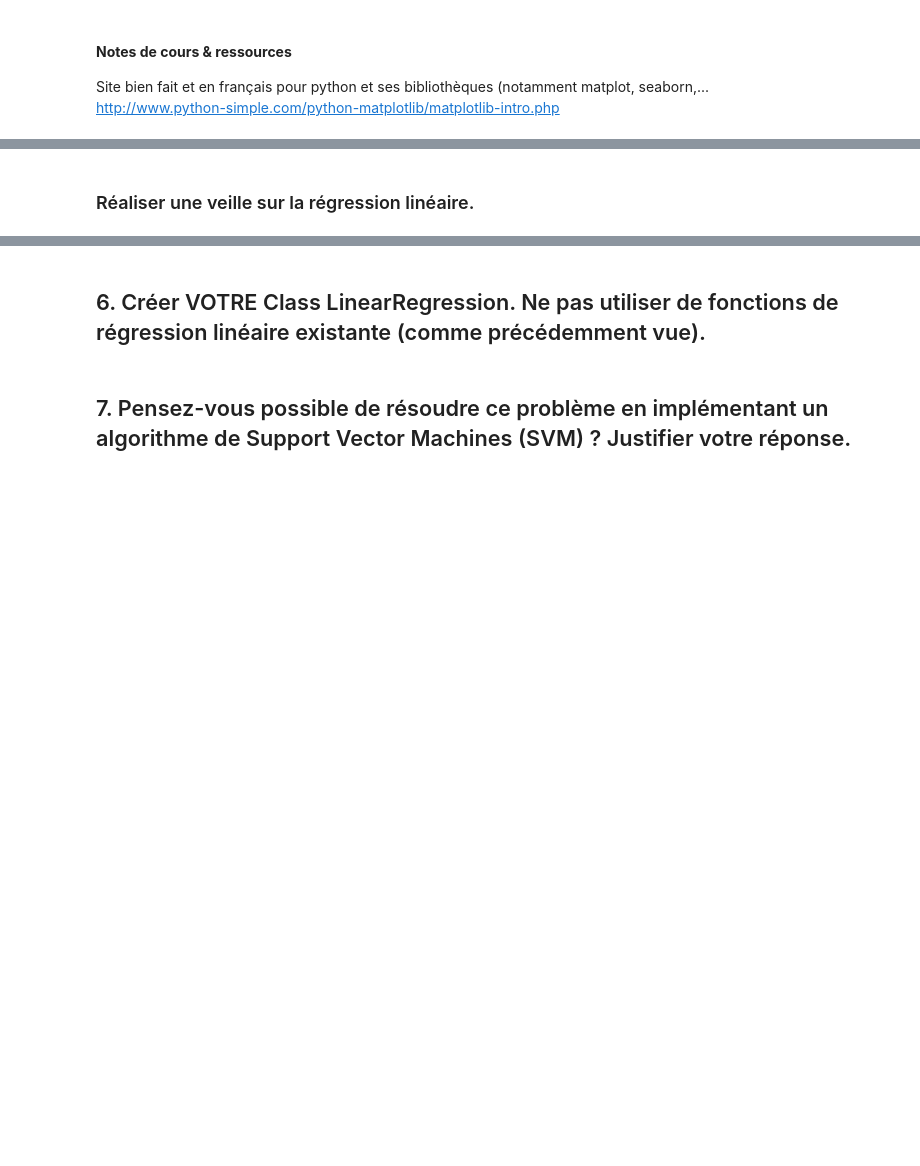
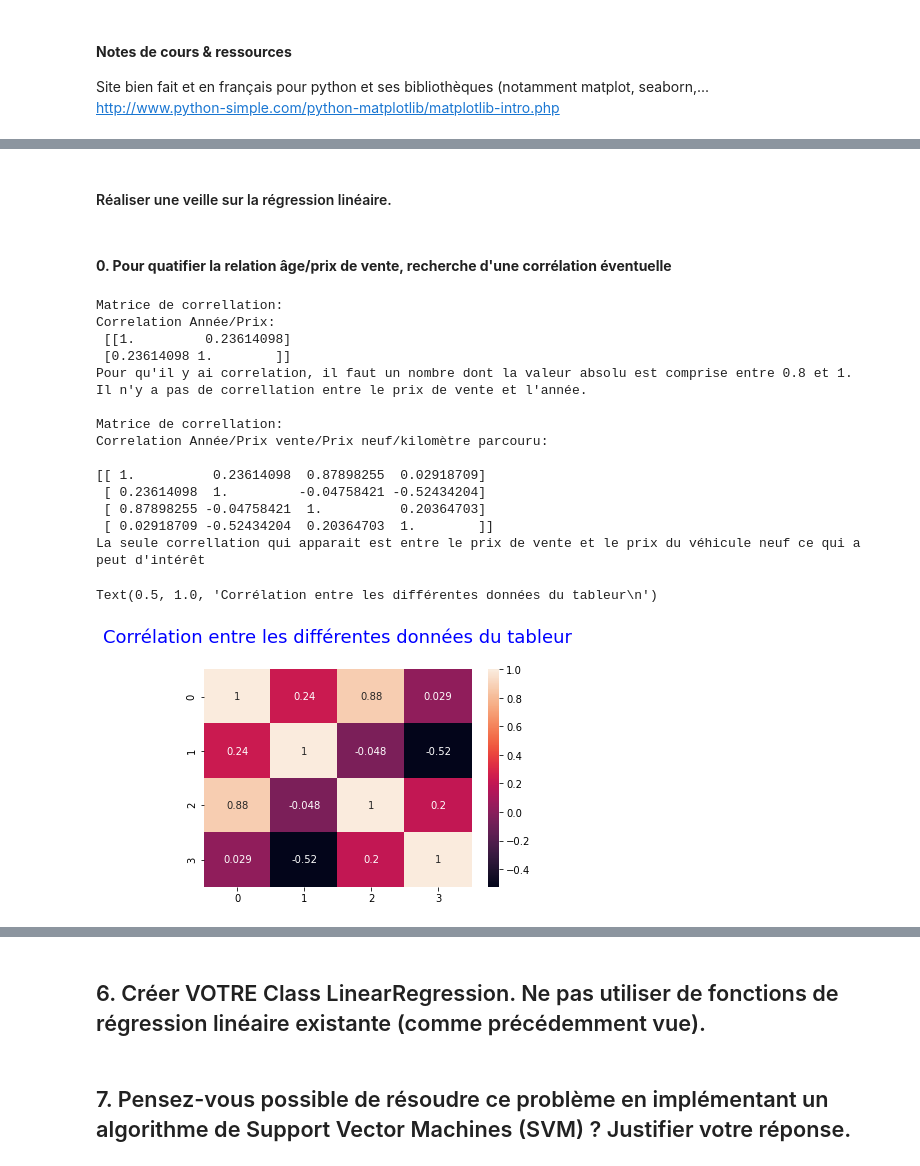
Before and after one commit to jpphi/brief1, a Jupyter notebook: Brief1 - rendu.ipynb, the cells around one changed output, grey strips where cells are left out. Saved outputs shown, nothing was run; the diff lists cells and outputs as text; code cells hidden in the pictures; blank space fills up the shorter version.

```diff
--- a/Brief1 - rendu.ipynb
+++ b/Brief1 - rendu.ipynb
@@ -165,2 +191,36 @@ http://www.python-simple.com/python-matplotlib/matplotlib-intro.php
 # %% [markdown]
-### Réaliser une veille sur la régression linéaire.
+#### Réaliser une veille sur la régression linéaire.
+# %% [markdown]
+#### **0. Pour quatifier la relation âge/prix de vente, recherche d'une corrélation éventuelle**
+# %%
+print("Matrice de correllation:\nCorrelation Année/Prix:\n", \
+      np.corrcoef(car_data['Selling_Price'],car_data['Year']),\
+      "\nPour qu'il y ai correlation, il faut un nombre dont la valeur absolu est \
+comprise entre 0.8 et 1.\nIl n'y a pas de correllation entre le prix de vente et l'année.")
+
+print("\nMatrice de correllation:\nCorrelation Année/Prix vente/Prix neuf/kilomètre parcouru:\n")
+mat2=[car_data['Selling_Price'],car_data['Year'],car_data['Present_Price'],car_data['Kms_Driven']]
+print(np.corrcoef(mat2))
+print("La seule correllation qui apparait est entre le prix de vente et le prix du véhicule neuf \
+ce qui a peut d'intérêt")
+
+sns.heatmap(np.corrcoef(mat2),annot= True)
+plt.title("Corrélation entre les différentes données du tableur\n", fontsize=18, color= 'blue')
+# %% [output]
+Matrice de correllation:
+Correlation Année/Prix:
+ [[1.         0.23614098]
+ [0.23614098 1.        ]]
+Pour qu'il y ai correlation, il faut un nombre dont la valeur absolu est comprise entre 0.8 et 1.
+Il n'y a pas de correllation entre le prix de vente et l'année.
+
+Matrice de correllation:
+Correlation Année/Prix vente/Prix neuf/kilomètre parcouru:
+
+[[ 1.          0.23614098  0.87898255  0.02918709]
+ [ 0.23614098  1.         -0.04758421 -0.52434204]
+ [ 0.87898255 -0.04758421  1.          0.20364703]
+ [ 0.02918709 -0.52434204  0.20364703  1.        ]]
+La seule correllation qui apparait est entre le prix de vente et le prix du véhicule neuf ce qui a peut d'intérêt
+Text(0.5, 1.0, 'Corrélation entre les différentes données du tableur\n')
+[figure, added]
```
Also changed, not shown: parts of 14 cells of this notebook.
